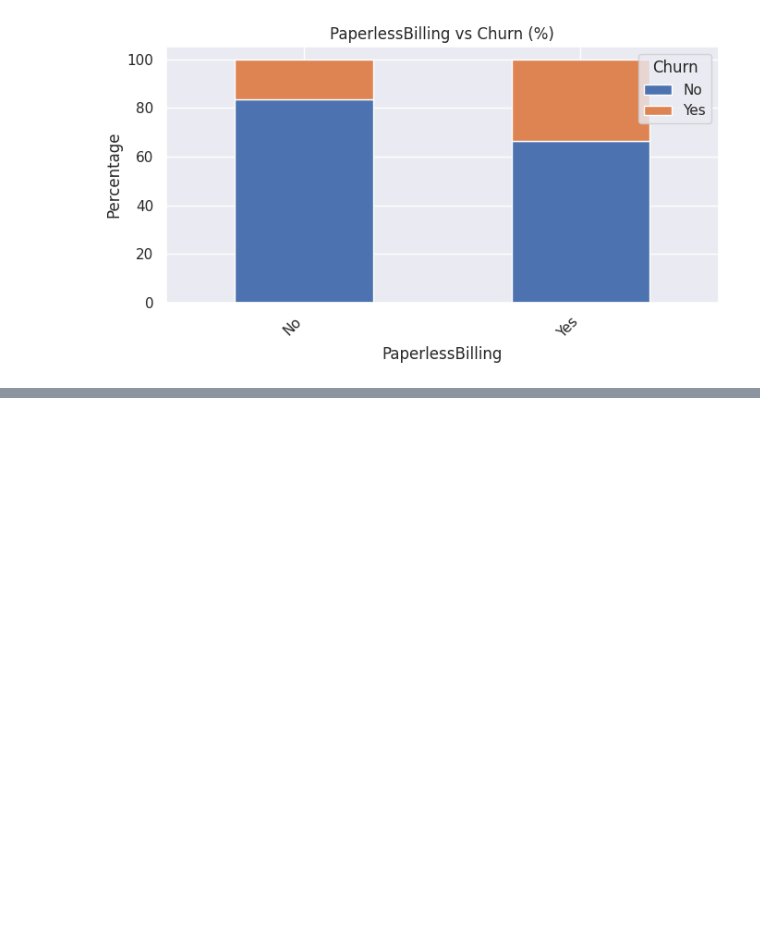
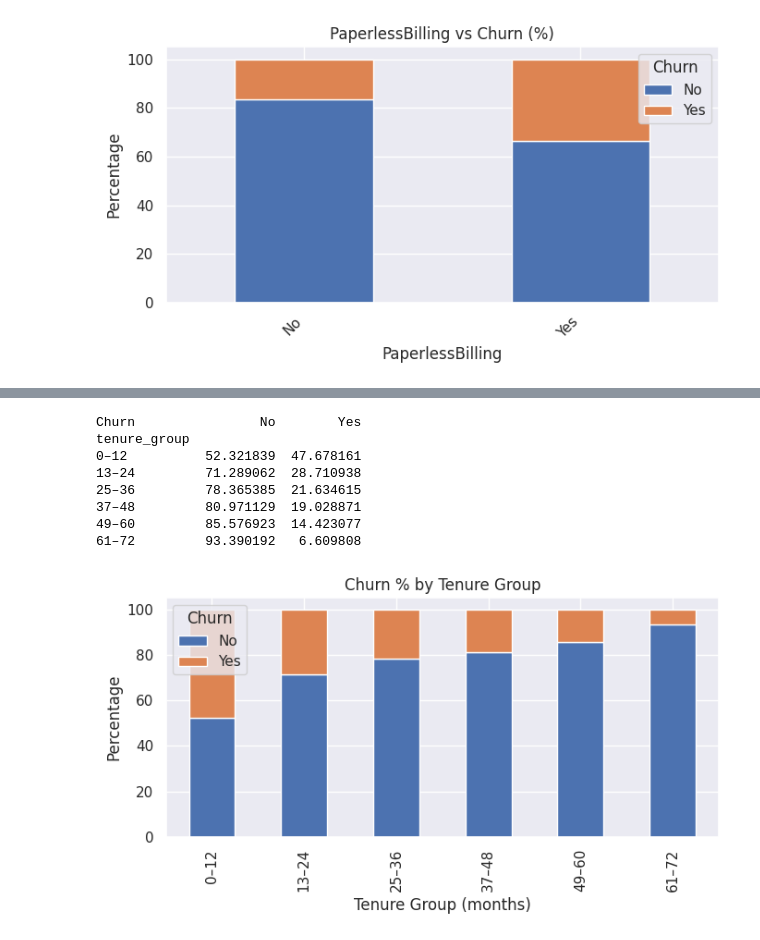
Before and after one commit to anushanthbalachandran/ML_Coursework_Telco_Customer_Churn, a Jupyter notebook: 2425477_20241130_Anushanth.ipynb, the cells around one changed output, grey strips where cells are left out. Cells and saved outputs as stored; diff of their text form; code cells hidden in the pictures; blank space fills up the shorter version.

```diff
--- a/2425477_20241130_Anushanth.ipynb
+++ b/2425477_20241130_Anushanth.ipynb
@@ -407,0 +441,29 @@ PaperlessBilling vs Churn (%)
+# %%
+import pandas as pd
+
+# Create tenure groups
+bins = [0, 12, 24, 36, 48, 60, 72]
+labels = ["0–12", "13–24", "25–36", "37–48", "49–60", "61–72"]
+inputs["tenure_group"] = pd.cut(inputs["tenure"], bins=bins, labels=labels, right=True)
+
+# Churn rate per group
+tenure_churn = pd.crosstab(inputs["tenure_group"], inputs["Churn"], normalize="index") * 100
+print(tenure_churn)
+
+tenure_churn.plot(kind="bar", stacked=True, figsize=(7,4))
+plt.title("Churn % by Tenure Group")
+plt.ylabel("Percentage")
+plt.xlabel("Tenure Group (months)")
+plt.legend(title="Churn")
+plt.tight_layout()
+plt.show()
+# %% [output]
+Churn                No        Yes
+tenure_group
+0–12          52.321839  47.678161
+13–24         71.289062  28.710938
+25–36         78.365385  21.634615
+37–48         80.971129  19.028871
+49–60         85.576923  14.423077
+61–72         93.390192   6.609808
+[figure, added]
```
Also changed, not shown: parts of 8 cells of this notebook.
